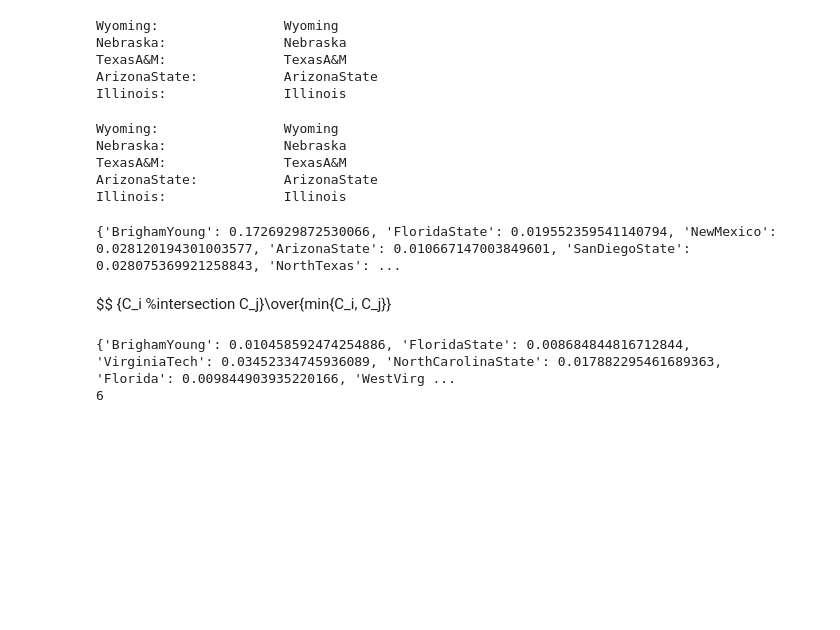
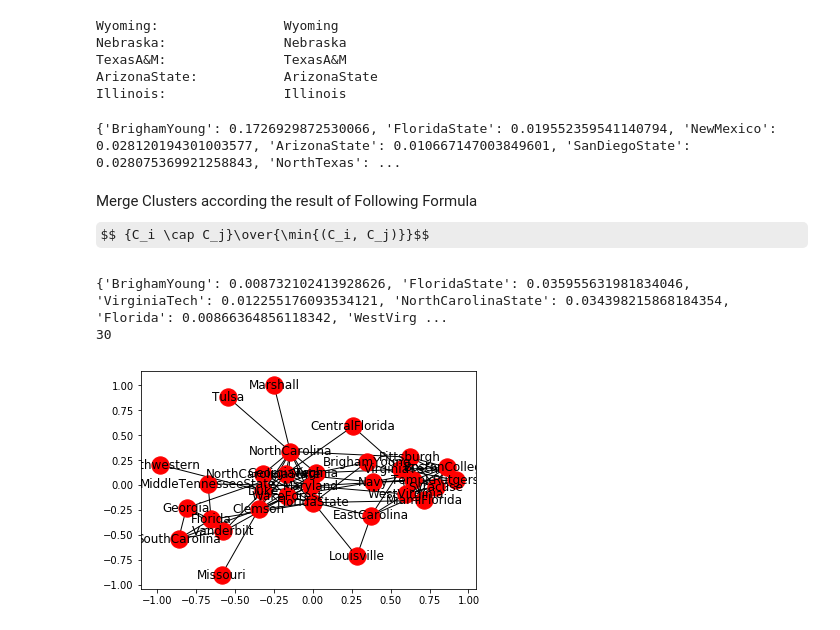
Before and after one commit to theyusko/local-graph-clustering-with-PPR, a Jupyter notebook: Code/main_notebook.ipynb, the cells around one changed output. Cells and saved outputs as stored; diff of their text form; code cells hidden in the pictures; some formulas as TeX source; blank space fills up the shorter version.

```diff
--- a/Code/main_notebook.ipynb
+++ b/Code/main_notebook.ipynb
@@ -120,18 +120,12 @@ Illinois:               Illinois
 #TODO: Check this; https://www.learndatasci.com/tutorials/k-means-clustering-algorithms-python-intro/
 # It shows a tutorial on karate club dataset, which I think was also in the paper
 # It explains clustering part.
-edge_matrix = my_utilities.graph_to_edge_matrix(G2) # TODO: IndexError. Need to fix the function.
-from sklearn import cluster
-k_clusters = 2
-k_means_result = cluster.KMeans(n_clusters=k_clusters, n_init=200).fit(edge_matrix)
+#edge_matrix = my_utilities.graph_to_edge_matrix(G2) # TODO: IndexError. Need to fix the function.
+#from sklearn import cluster
+#k_clusters = 2
+#k_means_result = cluster.KMeans(n_clusters=k_clusters, n_init=200).fit(edge_matrix)
 
-print(k_means_result)
+#print(k_means_result)
-# %% [output]
-Wyoming:                Wyoming
-Nebraska:               Nebraska
-TexasA&M:               TexasA&M
-ArizonaState:           ArizonaState
-Illinois:               Illinois
 # %%
 #print(prS[0])
 sim_threshold = 0.008
@@ -143,9 +137,10 @@ print(prS[0])
 # %% [output]
 {'BrighamYoung': 0.1726929872530066, 'FloridaState': 0.019552359541140794, 'NewMexico': 0.028120194301003577, 'ArizonaState': 0.010667147003849601, 'SanDiegoState': 0.028075369921258843, 'NorthTexas': ...
 # %% [markdown]
-$$ {C_i %intersection C_j}\over{min{C_i, C_j}}
+Merge Clusters according the result of Following Formula
+$$ {C_i \cap C_j}\over{\min{(C_i, C_j)}}$$
 # %%
-cluster_merge_threshold = 0.95
+cluster_merge_threshold = 0.85
 
 tmp = len(prS)
 i = 0
@@ -153,7 +148,7 @@ while i < tmp:
     p = i
     while p < tmp:
         if (len(prS[i].keys() & prS[p].keys())
-                / min(len(prS[i]), len(prS[p]))):
+                / min(len(prS[i]), len(prS[p])) > cluster_merge_threshold):
             prS[i].update(prS[p])
             del prS[p]
             tmp = tmp - 1
@@ -163,5 +158,10 @@ while i < tmp:
 print(prS[0])
 print(len(prS))
 # %% [output]
-{'BrighamYoung': 0.010458592474254886, 'FloridaState': 0.008684844816712844, 'VirginiaTech': 0.03452334745936089, 'NorthCarolinaState': 0.017882295461689363, 'Florida': 0.009844903935220166, 'WestVirg ...
-6
+{'BrighamYoung': 0.008732102413928626, 'FloridaState': 0.035955631981834046, 'VirginiaTech': 0.012255176093534121, 'NorthCarolinaState': 0.034398215868184354, 'Florida': 0.00866364856118342, 'WestVirg ...
+30
+# %%
+cluster0 = nx.Graph(G2.subgraph(prS[0]))
+nx.draw_networkx(cluster0)
+# %% [output]
+[figure, added]
```
Also changed, not shown: parts of 2 cells of this notebook.
